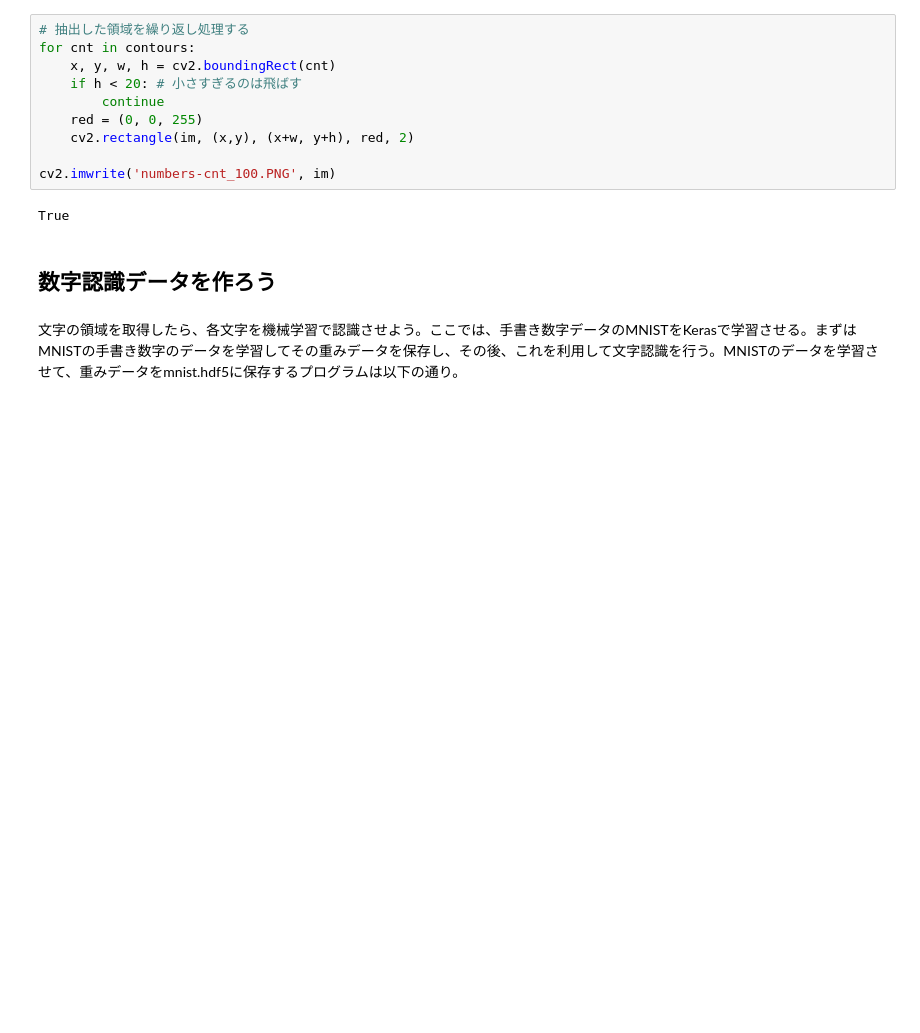
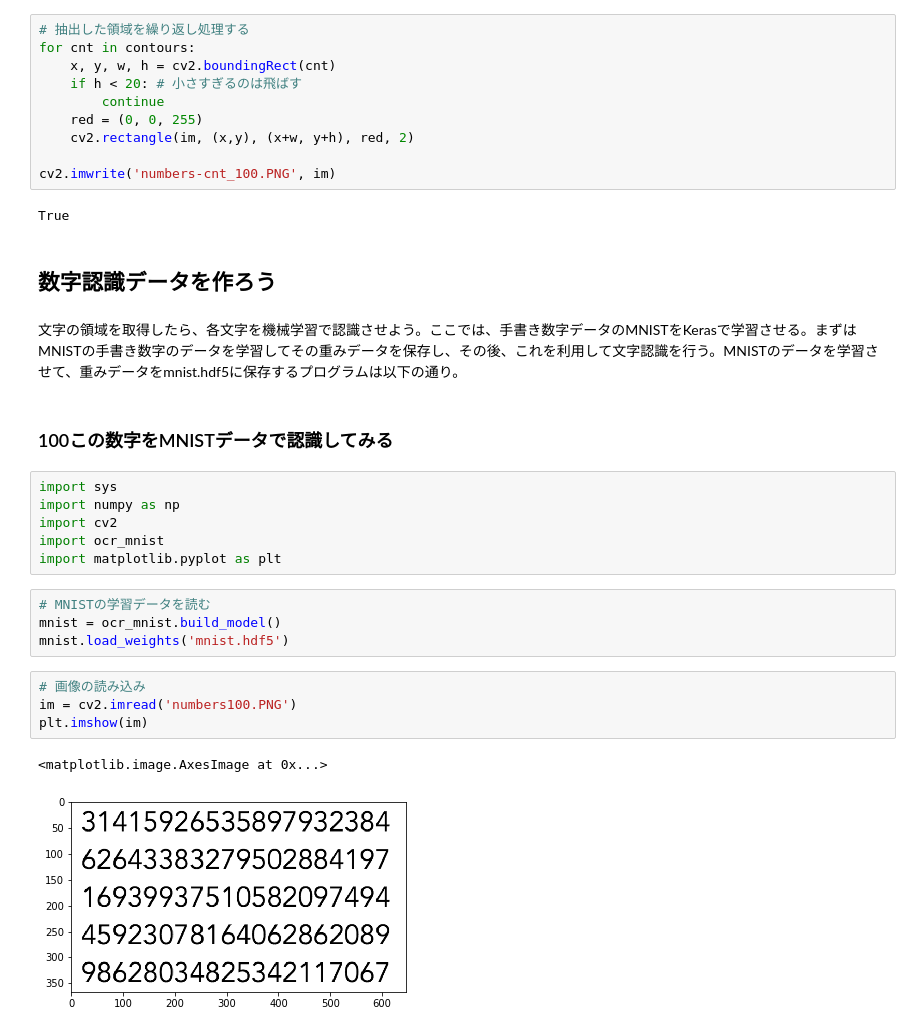
Before and after one commit to sepakTama/scraping, a Jupyter notebook: Chapter7/Untitled.ipynb, the cells around one changed output. Saved outputs shown, nothing was run; the diff lists cells and outputs as text; blank space fills up the shorter version.

Commit message:
mnist

```diff
--- a/Chapter7/Untitled.ipynb
+++ b/Chapter7/Untitled.ipynb
@@ -826,3 +826,22 @@ True
 ## 数字認識データを作ろう
 # %% [markdown]
 文字の領域を取得したら、各文字を機械学習で認識させよう。ここでは、手書き数字データのMNISTをKerasで学習させる。まずはMNISTの手書き数字のデータを学習してその重みデータを保存し、その後、これを利用して文字認識を行う。MNISTのデータを学習させて、重みデータをmnist.hdf5に保存するプログラムは以下の通り。
+# %% [markdown]
+### 100この数字をMNISTデータで認識してみる
+# %%
+import sys
+import numpy as np
+import cv2
+import ocr_mnist
+import matplotlib.pyplot as plt
+# %%
+# MNISTの学習データを読む
+mnist = ocr_mnist.build_model()
+mnist.load_weights('mnist.hdf5')
+# %%
+# 画像の読み込み
+im = cv2.imread('numbers100.PNG')
+plt.imshow(im)
+# %% [output]
+<matplotlib.image.AxesImage at 0x...>
+[figure, added]
```
Also changed, not shown: parts of 15 cells of this notebook, 1 other file.
